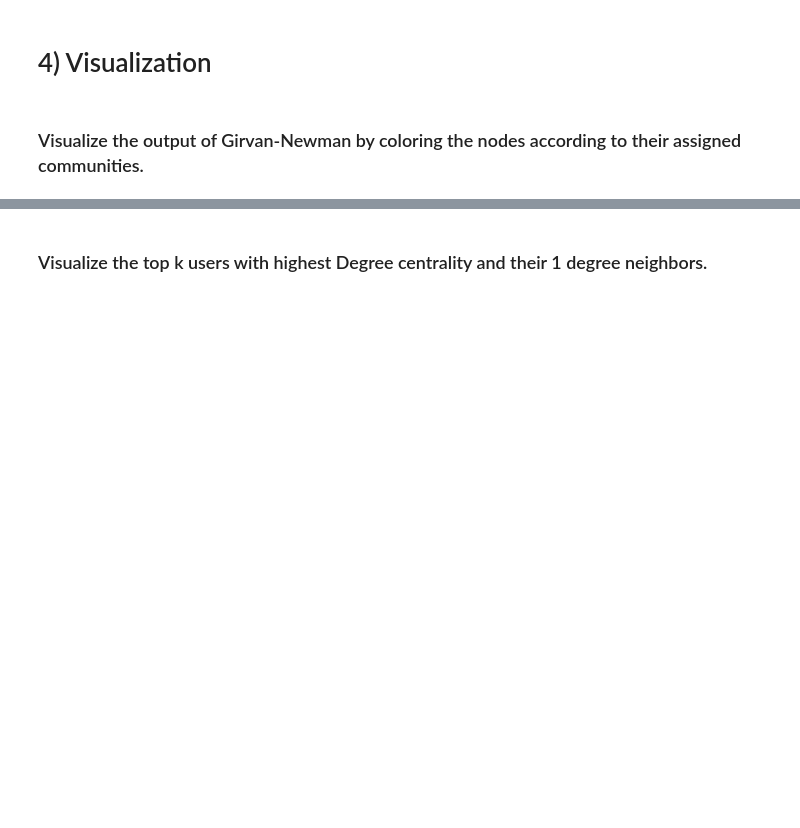
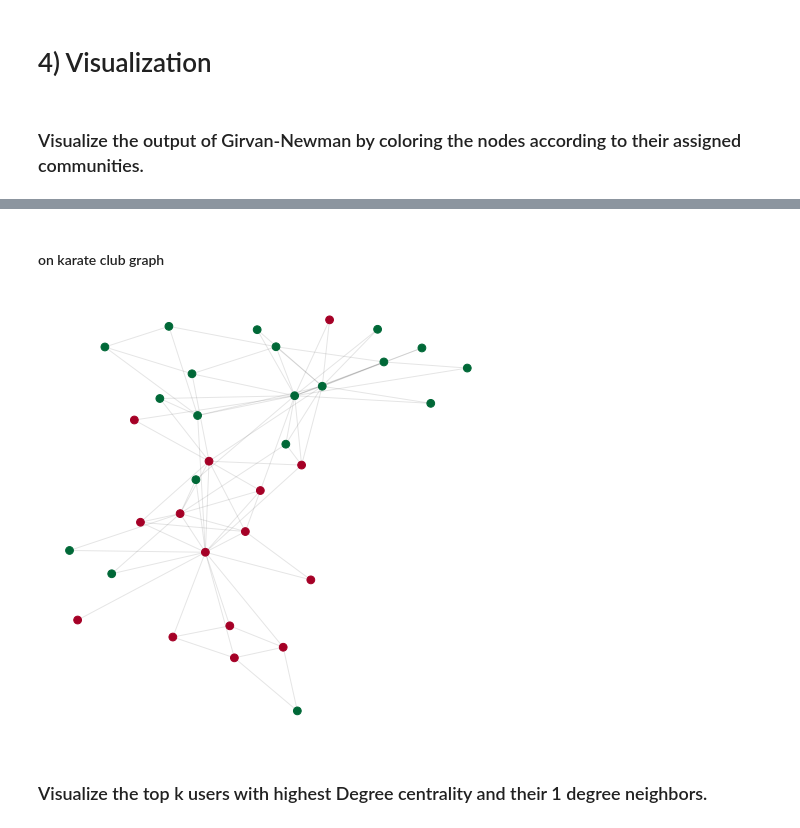
Before and after one commit to SocialMediaAnalytics2020/Project, a Jupyter notebook: Social Media Analytics Project.ipynb, the cells around one changed output, grey strips where cells are left out. Drawn from its saved outputs; the diff is of its cells as text; code cells hidden in the pictures; blank space fills up the shorter version.

```diff
--- a/Social Media Analytics Project.ipynb
+++ b/Social Media Analytics Project.ipynb
@@ -869,3 +873,25 @@ plt.show()
+# %% [markdown]
+#### on karate club graph
+# %%
+X = nx.karate_club_graph()
+resulting_G = girvan_newman(X)
+
+colors = []
+i = 0
+partition = dict()
+communities = nx.connected_components(resulting_G)
+for community in communities:
+    for node in community:
+        colors.append(i)
+    i = i+0.2
+pos = nx.spring_layout(X)  # compute graph layout
+plt.figure(figsize=(8, 8))
+plt.axis('off')
+nx.draw_networkx_nodes(X, pos, node_size=60, node_color=colors, cmap=plt.get_cmap('RdYlGn'))
+nx.draw_networkx_edges(X, pos, alpha=0.1)
+plt.show()
+# %% [output]
+[figure, added]
 # %% [markdown]
 ### Visualize the top k users with highest Degree centrality and their 1 degree neighbors.
 # %%
```
Also changed, not shown: parts of 3 cells of this notebook.
